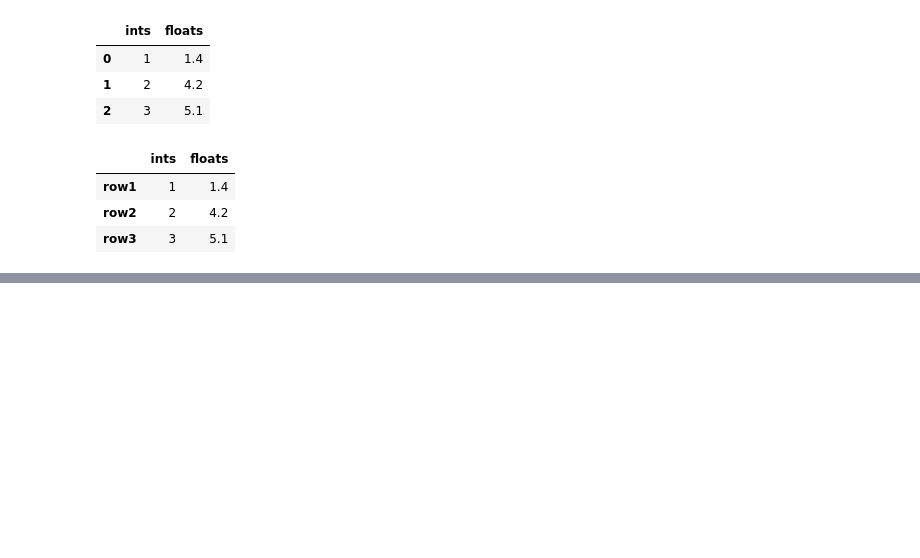
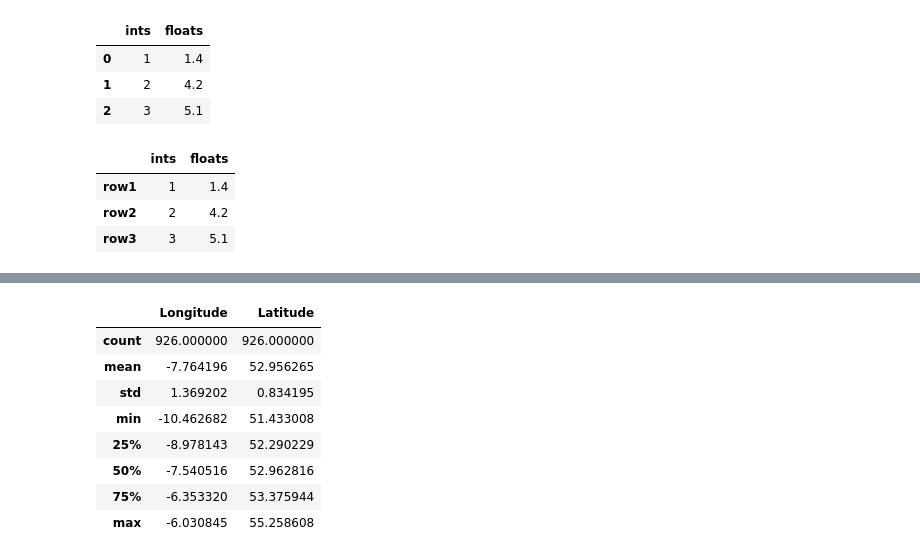
Before and after one commit to collinb6/Python, a Jupyter notebook: Pandas.ipynb, the cells around one changed output, grey strips where cells are left out. Saved outputs shown, nothing was run; the diff lists cells and outputs as text; code cells hidden in the pictures; blank space fills up the shorter version.

```diff
--- a/Pandas.ipynb
+++ b/Pandas.ipynb
@@ -276,0 +423,12 @@ pd.DataFrame(data, index=['row1','row2','row3'])
+# %%
+myData.describe()
+# %% [output]
+|  | Longitude | Latitude |
+| count | 926.000000 | 926.000000 |
+| mean | -7.764196 | 52.956265 |
+| std | 1.369202 | 0.834195 |
+| min | -10.462682 | 51.433008 |
+| 25% | -8.978143 | 52.290229 |
+| 50% | -7.540516 | 52.962816 |
+| 75% | -6.353320 | 53.375944 |
+| max | -6.030845 | 55.258608 |
```
Also changed, not shown: parts of 26 cells of this notebook, 1 other file.
